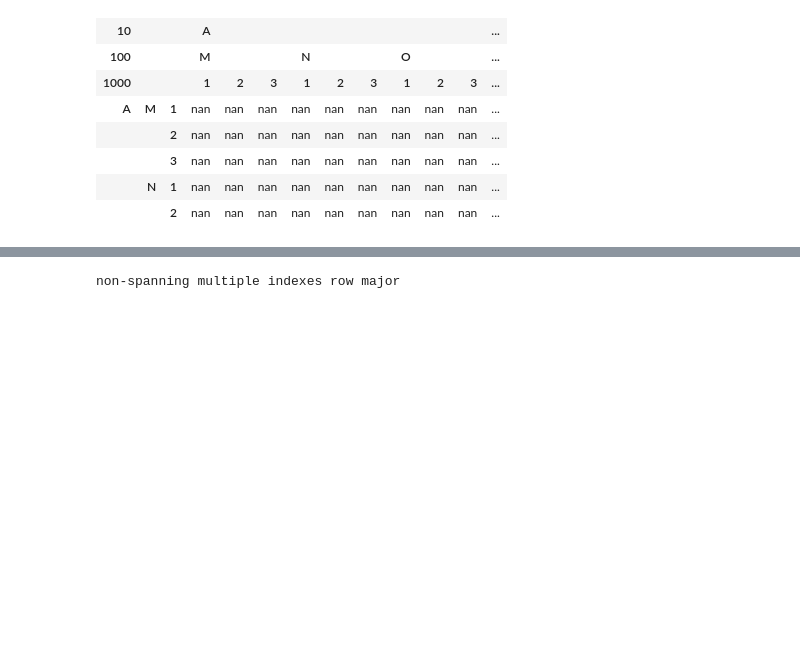
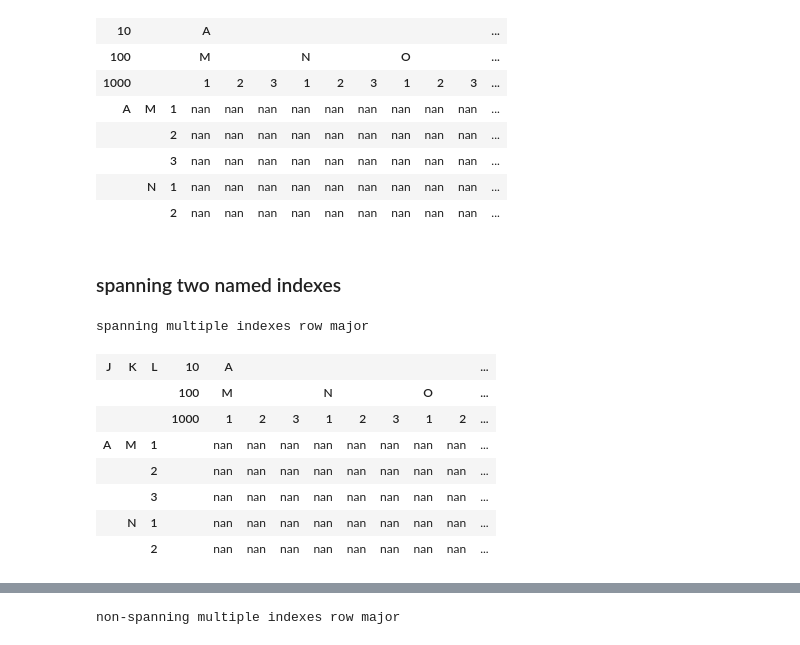
Before and after one commit to tonyfast/tonyfast, a Jupyter notebook: tonyfast/xxiv/2024-02-20-multiindex-html.ipynb, the cells around one changed output, grey strips where cells are left out. Drawn from its saved outputs; the diff is of its cells as text; code cells hidden in the pictures; blank space fills up the shorter version.

```diff
--- a/tonyfast/xxiv/2024-02-20-multiindex-html.ipynb
+++ b/tonyfast/xxiv/2024-02-20-multiindex-html.ipynb
@@ -647,3 +647,17 @@ spanning multiple index column major
 |  |  | 3 | nan | nan | nan | nan | nan | nan | nan | nan | nan | ... |
 |  | N | 1 | nan | nan | nan | nan | nan | nan | nan | nan | nan | ... |
 |  |  | 2 | nan | nan | nan | nan | nan | nan | nan | nan | nan | ... |
+# %% [markdown]
+### spanning two named indexes
+# %%
+    row_major(df.head(), "spanning multiple indexes row major")
+# %% [output]
+spanning multiple indexes row major
+| J | K | L | 10 | A |  |  |  |  |  |  |  | ... |
+|  |  |  | 100 | M |  |  | N |  |  | O |  | ... |
+|  |  |  | 1000 | 1 | 2 | 3 | 1 | 2 | 3 | 1 | 2 | ... |
+| A | M | 1 |  | nan | nan | nan | nan | nan | nan | nan | nan | ... |
+|  |  | 2 |  | nan | nan | nan | nan | nan | nan | nan | nan | ... |
+|  |  | 3 |  | nan | nan | nan | nan | nan | nan | nan | nan | ... |
+|  | N | 1 |  | nan | nan | nan | nan | nan | nan | nan | nan | ... |
+|  |  | 2 |  | nan | nan | nan | nan | nan | nan | nan | nan | ... |
```
Also changed, not shown: parts of 6 cells of this notebook.
